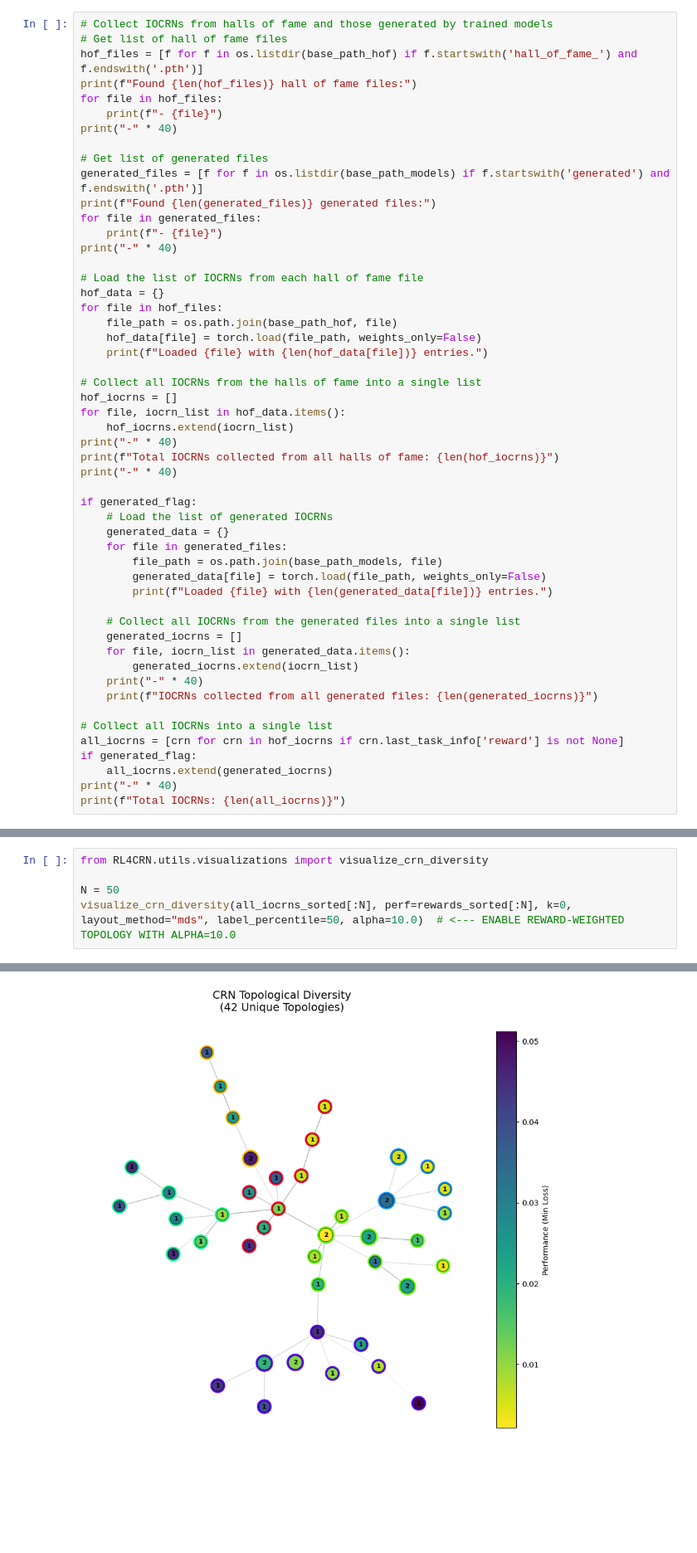
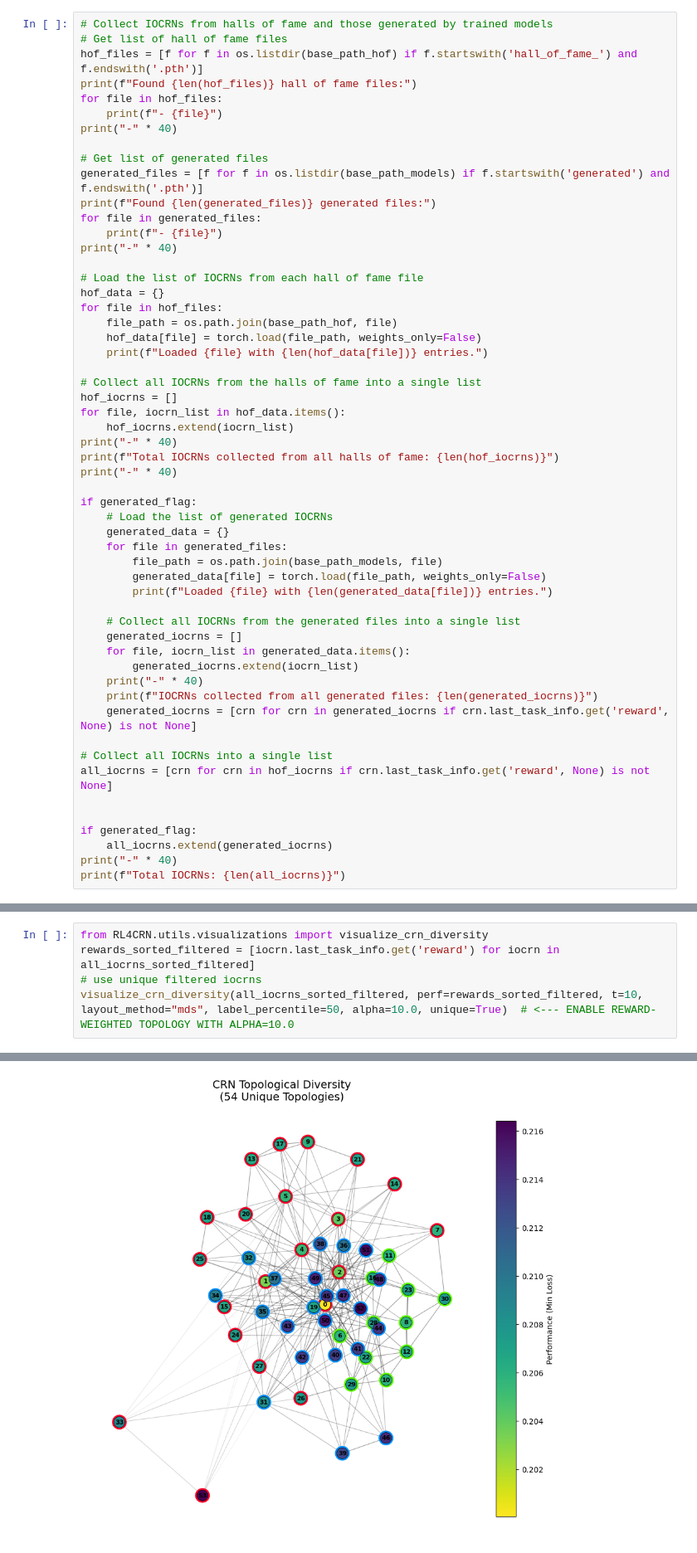
Before and after one commit to Maurice-Filo/GenAI-Net, a Jupyter notebook: FINAL_nicolo/stochastic_RPA_3s_6r_MAK_REINFORCE/plots/plot_results_RPA.ipynb, the cells around one changed output, grey strips where cells are left out. Shown at 83% size. Drawn from its saved outputs; the diff is of its cells as text; blank space fills up the shorter version.

```diff
--- a/FINAL_nicolo/stochastic_RPA_3s_6r_MAK_REINFORCE/plots/plot_results_RPA.ipynb
+++ b/FINAL_nicolo/stochastic_RPA_3s_6r_MAK_REINFORCE/plots/plot_results_RPA.ipynb
@@ -162,9 +184,12 @@ if generated_flag:
         generated_iocrns.extend(iocrn_list)
     print("-" * 40)
     print(f"IOCRNs collected from all generated files: {len(generated_iocrns)}")
+    generated_iocrns = [crn for crn in generated_iocrns if crn.last_task_info.get('reward', None) is not None]
 
 # Collect all IOCRNs into a single list
-all_iocrns = [crn for crn in hof_iocrns if crn.last_task_info['reward'] is not None]
+all_iocrns = [crn for crn in hof_iocrns if crn.last_task_info.get('reward', None) is not None]
+
+
 if generated_flag:
     all_iocrns.extend(generated_iocrns)
 print("-" * 40)
@@ -440,6 +422,6 @@ plot_reactant_product_heatmap(
 # %%
 from RL4CRN.utils.visualizations import visualize_crn_diversity
-
-N = 50
-visualize_crn_diversity(all_iocrns_sorted[:N], perf=rewards_sorted[:N], k=0, layout_method="mds", label_percentile=50, alpha=10.0)  # <--- ENABLE REWARD-WEIGHTED TOPOLOGY WITH ALPHA=10.0
+rewards_sorted_filtered = [iocrn.last_task_info.get('reward') for iocrn in all_iocrns_sorted_filtered]
+# use unique filtered iocrns
+visualize_crn_diversity(all_iocrns_sorted_filtered, perf=rewards_sorted_filtered, t=10, layout_method="mds", label_percentile=50, alpha=10.0, unique=True)  # <--- ENABLE REWARD-WEIGHTED TOPOLOGY WITH ALPHA=10.0
 # %% [output]
@@ -448,4 +428,4 @@ Performance data aggregated (Min Loss per topology).
 Applied reward weighting (alpha=10.0). Edges stretched by fitness gaps.
 Computing layout (mds)...
 Dual Coloring: Face=Loss (Greyscale), Edge=Cluster (Rainbow) with Black Separator
-[figure, old version]
+[figure, new version]
```
Also changed, not shown: parts of 17 cells of this notebook.
